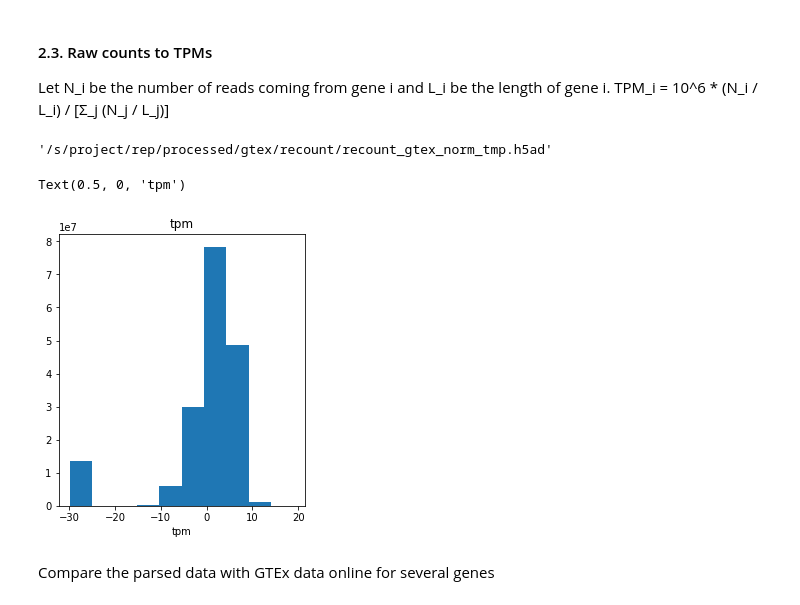
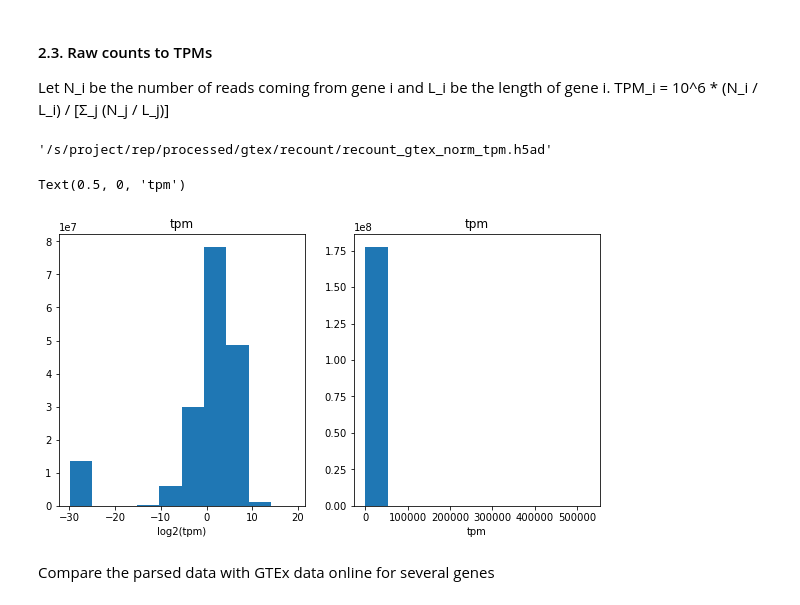
Before and after one commit to gagneurlab/rep, a Jupyter notebook: notebooks/preprocessing/2_normalize_gtex.ipynb, the cells around one changed output. Cells and saved outputs as stored; diff of their text form; code cells hidden in the pictures.

```diff
--- a/notebooks/preprocessing/2_normalize_gtex.ipynb
+++ b/notebooks/preprocessing/2_normalize_gtex.ipynb
@@ -154,18 +154,22 @@ TPM_i = 10^6 * (N_i / L_i) / [Σ_j (N_j / L_j)]
 # %%
 x_norm_tpm = p.raw_counts2tpm(repobj, gene_annotation)
 norm_gtex_tpm = p.RepAnnData(X=x_norm_tpm,samples_obs=repobj.samples,genes_var=repobj.genes)
-norm_gtex_tpm.save(os.path.join(os.readlink(os.path.join("..","..","data")),"processed","gtex","recount","recount_gtex_norm_tmp.h5ad"))
+norm_gtex_tpm.save(os.path.join(os.readlink(os.path.join("..","..","data")),"processed","gtex","recount","recount_gtex_norm_tpm.h5ad"))
 # %% [output]
-'/s/project/rep/processed/gtex/recount/recount_gtex_norm_tmp.h5ad'
+'/s/project/rep/processed/gtex/recount/recount_gtex_norm_tpm.h5ad'
 # %%
 fig = plt.figure(figsize=(15,5))
 ax1=fig.add_subplot(131)
 plt.hist(np.log2(norm_gtex_tpm.X.reshape(1,-1).squeeze() +  0.000000001))
 plt.title("tpm")
+plt.xlabel("log2(tpm)")
+ax1=fig.add_subplot(132)
+plt.hist(norm_gtex_tpm.X.reshape(1,-1).squeeze() +  0.000000001)
+plt.title("tpm")
 plt.xlabel("tpm")
 # %% [output]
 Text(0.5, 0, 'tpm')
-[figure, old version]
+[figure, new version]
 # %% [markdown]
 Compare the parsed data with GTEx data online for several genes
 # %% [markdown]
```
Also changed, not shown: parts of 2 cells of this notebook, 36 other files.
